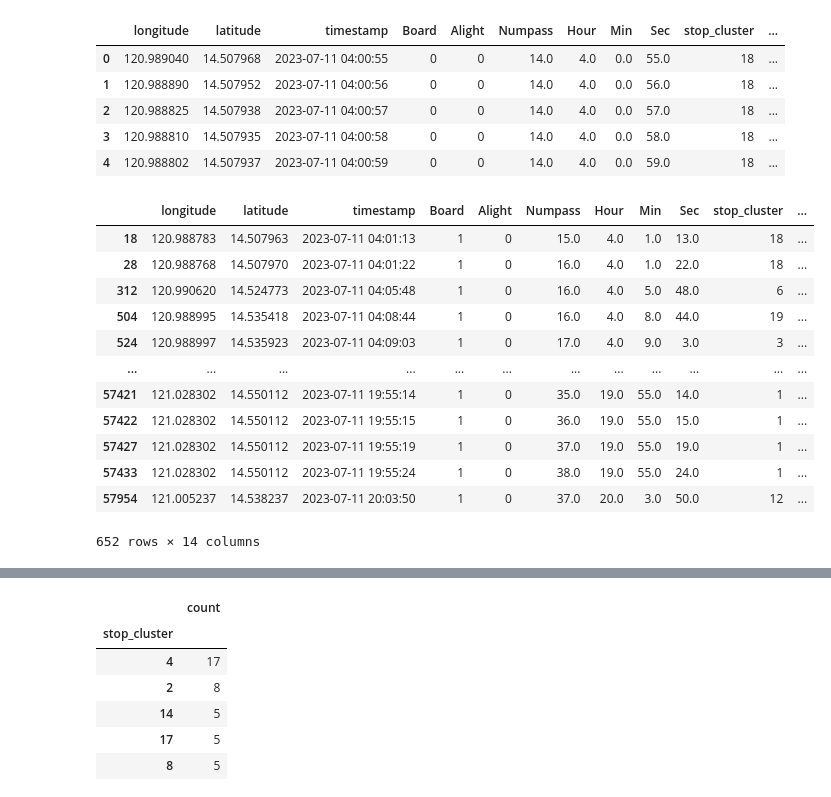
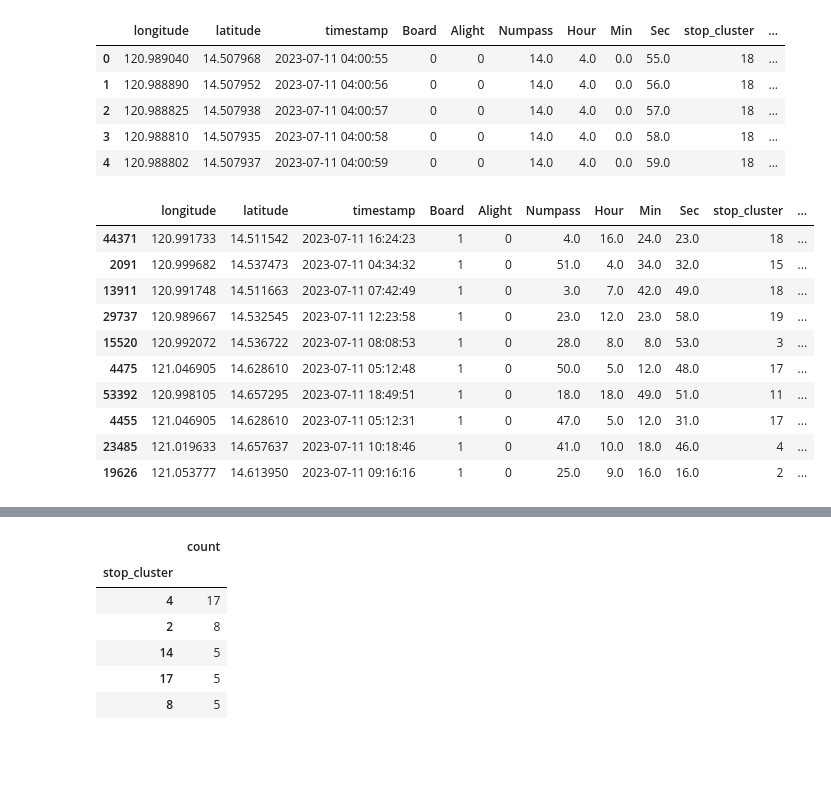
Before and after one commit to machiwao/pjdsc-optima-prime-sakayan-express, a Jupyter notebook: SakayanExpress_DemandMapping_unstable.ipynb, the cells around one changed output, grey strips where cells are left out. Saved outputs shown, nothing was run; the diff lists cells and outputs as text; code cells hidden in the pictures; blank space fills up the shorter version.

```diff
--- a/SakayanExpress_DemandMapping_unstable.ipynb
+++ b/SakayanExpress_DemandMapping_unstable.ipynb
@@ -349,7 +424,7 @@ def determine_direction(df):
 
     return df
 # %%
-df = determine_direction(df)
+df = determine_direction_based_on_terminals(df)
 df
 # %% [output]
 |  | longitude | latitude | timestamp | Board | Alight | Numpass | Hour | Min | Sec | stop_cluster | ... |
@@ -367,0 +478,3 @@ df
+# %%
+df = assign_quarter_hour(df)
+df.sample(10)
@@ -370,10 +495,10 @@ def add_boarding_counts_per_cluster(df):
     """
     Adds two columns 'northbound_waiting_passengers' and 'southbound_waiting_passengers'
     that record the number of passengers waiting to board at each stop cluster,
-    separated by direction (northbound or southbound), at each hour.
+    separated by direction (northbound or southbound), at each quarter-hour (15 min interval).
 
     Args:
-    - df: DataFrame that contains the columns 'stop_cluster', 'Hour', 'Board', 'direction'
+    - df: DataFrame that contains the columns 'stop_cluster', 'QuarterHour', 'Board', 'direction'
 
     Returns:
     - DataFrame with the additional 'northbound_waiting_passengers' and 'southbound_waiting_passengers' columns
@@ -382,8 +507,8 @@ def add_boarding_counts_per_cluster(df):
     df['northbound_waiting_passengers'] = 0
     df['southbound_waiting_passengers'] = 0
 
-    # Group by stop_cluster, direction, and hour to calculate waiting passengers per group
-    for name, group in df.groupby(['stop_cluster', 'direction', 'Hour']):
+    # Group by stop_cluster, direction, Hour, and QuarterHour to calculate waiting passengers per group
+    for name, group in df.groupby(['stop_cluster', 'direction', 'Hour', 'QuarterHour']):
         direction = name[1]  # Extract direction from the group key
 
         # Count the number of passengers boarding in this group
@@ -403,11 +528,12 @@ df = add_boarding_counts_per_cluster(df)
 def update_waiting_passengers_cumulatively(df):
     """
     Updates the 'northbound_waiting_passengers' and 'southbound_waiting_passengers' columns to
-    subtract one from the cumulative count when a passenger boards at a specific stop_cluster and direction.
+    subtract one from the cumulative count when a passenger boards at a specific stop_cluster,
+    direction, and quarter-hour interval.
 
     Args:
-    - df: DataFrame that contains the columns 'stop_cluster', 'Board', 'northbound_waiting_passengers',
-      'southbound_waiting_passengers', 'direction'
+    - df: DataFrame that contains the columns 'stop_cluster', 'Board',
+      'northbound_waiting_passengers', 'southbound_waiting_passengers', 'direction', 'QuarterHour'
 
     Returns:
     - DataFrame with updated 'northbound_waiting_passengers' and 'southbound_waiting_passengers' columns
@@ -419,6 +545,7 @@ def update_waiting_passengers_cumulatively(df):
     for idx, row in df.iterrows():
         cluster = row['stop_cluster']
         direction = row['direction']
+        quarter_hour = (row['Hour'], row['QuarterHour'])
 
         # Update for Northbound direction
         if direction == 'Northbound':
@@ -458,21 +585,19 @@ df.head()
 | 3 | 120.988810 | 14.507935 | 2023-07-11 04:00:58 | 0 | 0 | 14.0 | 4.0 | 0.0 | 58.0 | 18 | ... |
 | 4 | 120.988802 | 14.507937 | 2023-07-11 04:00:59 | 0 | 0 | 14.0 | 4.0 | 0.0 | 59.0 | 18 | ... |
 # %%
-df[df['Board'] == 1]
+df[df['Board'] == 1].sample(10)
 # %% [output]
 |  | longitude | latitude | timestamp | Board | Alight | Numpass | Hour | Min | Sec | stop_cluster | ... |
-| 18 | 120.988783 | 14.507963 | 2023-07-11 04:01:13 | 1 | 0 | 15.0 | 4.0 | 1.0 | 13.0 | 18 | ... |
-| 28 | 120.988768 | 14.507970 | 2023-07-11 04:01:22 | 1 | 0 | 16.0 | 4.0 | 1.0 | 22.0 | 18 | ... |
-| 312 | 120.990620 | 14.524773 | 2023-07-11 04:05:48 | 1 | 0 | 16.0 | 4.0 | 5.0 | 48.0 | 6 | ... |
-| 504 | 120.988995 | 14.535418 | 2023-07-11 04:08:44 | 1 | 0 | 16.0 | 4.0 | 8.0 | 44.0 | 19 | ... |
-| 524 | 120.988997 | 14.535923 | 2023-07-11 04:09:03 | 1 | 0 | 17.0 | 4.0 | 9.0 | 3.0 | 3 | ... |
-| ... | ... | ... | ... | ... | ... | ... | ... | ... | ... | ... | ... |
-| 57421 | 121.028302 | 14.550112 | 2023-07-11 19:55:14 | 1 | 0 | 35.0 | 19.0 | 55.0 | 14.0 | 1 | ... |
-| 57422 | 121.028302 | 14.550112 | 2023-07-11 19:55:15 | 1 | 0 | 36.0 | 19.0 | 55.0 | 15.0 | 1 | ... |
-| 57427 | 121.028302 | 14.550112 | 2023-07-11 19:55:19 | 1 | 0 | 37.0 | 19.0 | 55.0 | 19.0 | 1 | ... |
-| 57433 | 121.028302 | 14.550112 | 2023-07-11 19:55:24 | 1 | 0 | 38.0 | 19.0 | 55.0 | 24.0 | 1 | ... |
-| 57954 | 121.005237 | 14.538237 | 2023-07-11 20:03:50 | 1 | 0 | 37.0 | 20.0 | 3.0 | 50.0 | 12 | ... |
+| 44371 | 120.991733 | 14.511542 | 2023-07-11 16:24:23 | 1 | 0 | 4.0 | 16.0 | 24.0 | 23.0 | 18 | ... |
+| 2091 | 120.999682 | 14.537473 | 2023-07-11 04:34:32 | 1 | 0 | 51.0 | 4.0 | 34.0 | 32.0 | 15 | ... |
+| 13911 | 120.991748 | 14.511663 | 2023-07-11 07:42:49 | 1 | 0 | 3.0 | 7.0 | 42.0 | 49.0 | 18 | ... |
+| 29737 | 120.989667 | 14.532545 | 2023-07-11 12:23:58 | 1 | 0 | 23.0 | 12.0 | 23.0 | 58.0 | 19 | ... |
+| 15520 | 120.992072 | 14.536722 | 2023-07-11 08:08:53 | 1 | 0 | 28.0 | 8.0 | 8.0 | 53.0 | 3 | ... |
+| 4475 | 121.046905 | 14.628610 | 2023-07-11 05:12:48 | 1 | 0 | 50.0 | 5.0 | 12.0 | 48.0 | 17 | ... |
+| 53392 | 120.998105 | 14.657295 | 2023-07-11 18:49:51 | 1 | 0 | 18.0 | 18.0 | 49.0 | 51.0 | 11 | ... |
+| 4455 | 121.046905 | 14.628610 | 2023-07-11 05:12:31 | 1 | 0 | 47.0 | 5.0 | 12.0 | 31.0 | 17 | ... |
+| 23485 | 121.019633 | 14.657637 | 2023-07-11 10:18:46 | 1 | 0 | 41.0 | 10.0 | 18.0 | 46.0 | 4 | ... |
+| 19626 | 121.053777 | 14.613950 | 2023-07-11 09:16:16 | 1 | 0 | 25.0 | 9.0 | 16.0 | 16.0 | 2 | ... |
-652 rows × 14 columns
 # %%
 df['Day_of_week'] = df['timestamp'].dt.weekday
 # %%
```
Also changed, not shown: parts of 19 cells of this notebook.
